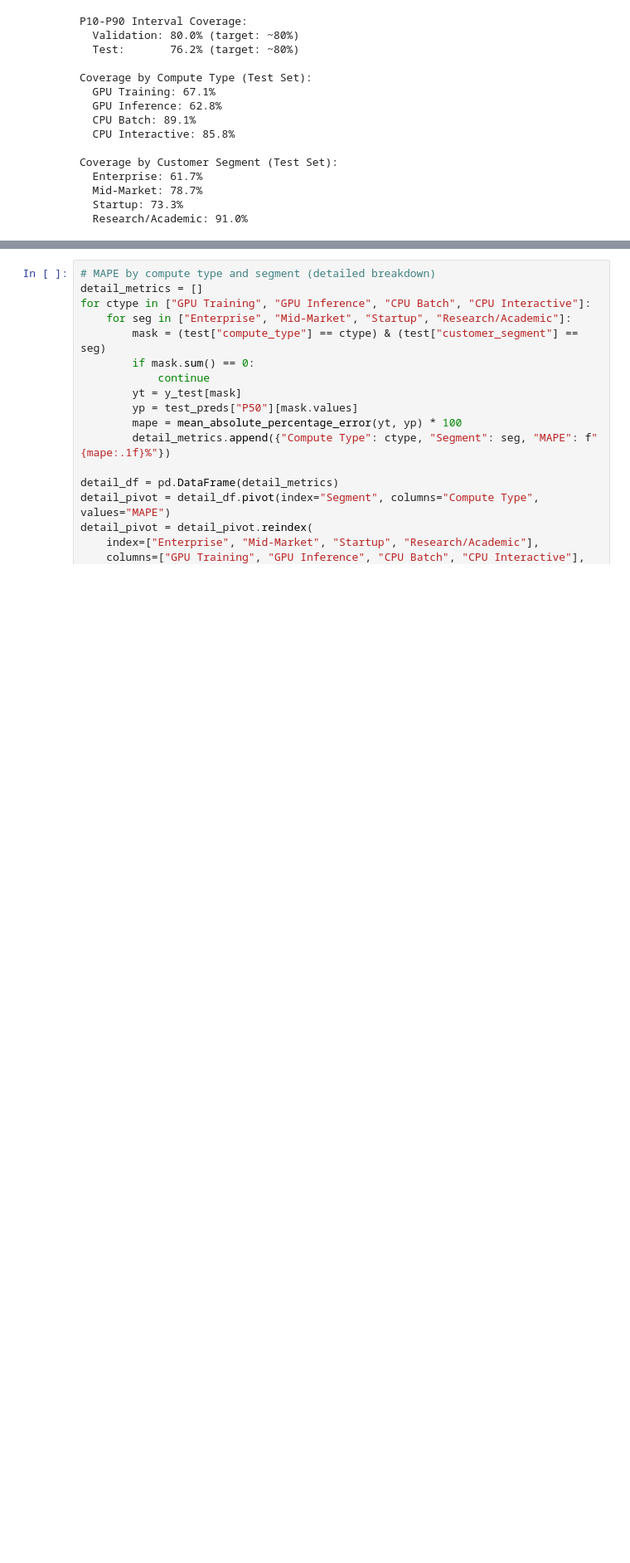
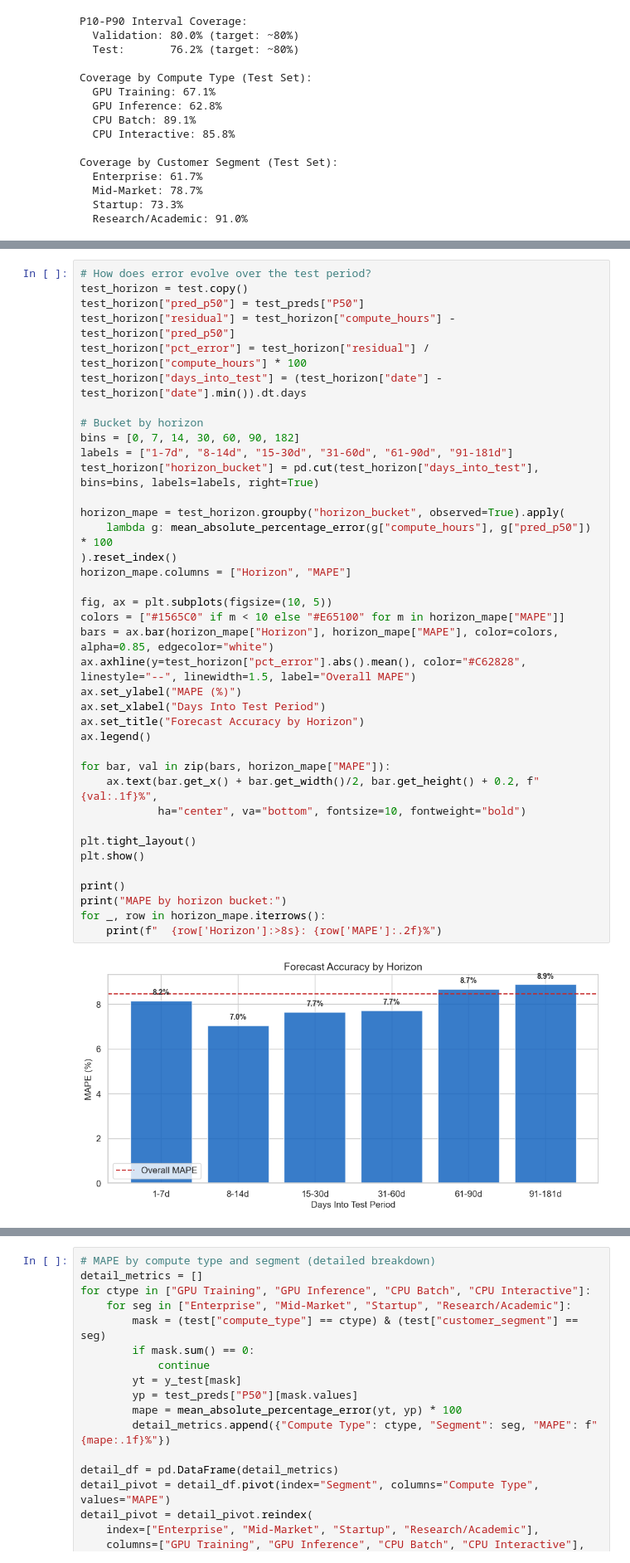
Before and after one commit to smurphy6492/compute-forecasting, a Jupyter notebook: notebooks/02_forecasting.ipynb, the cells around one changed output, grey strips where cells are left out. Shown at 83% size. Drawn from its saved outputs; the diff is of its cells as text; blank space fills up the shorter version.

```diff
--- a/notebooks/02_forecasting.ipynb
+++ b/notebooks/02_forecasting.ipynb
@@ -531,0 +771,40 @@ Coverage by Customer Segment (Test Set):
+# %%
+# How does error evolve over the test period?
+test_horizon = test.copy()
+test_horizon["pred_p50"] = test_preds["P50"]
+test_horizon["residual"] = test_horizon["compute_hours"] - test_horizon["pred_p50"]
+test_horizon["pct_error"] = test_horizon["residual"] / test_horizon["compute_hours"] * 100
+test_horizon["days_into_test"] = (test_horizon["date"] - test_horizon["date"].min()).dt.days
+
+# Bucket by horizon
+bins = [0, 7, 14, 30, 60, 90, 182]
+labels = ["1-7d", "8-14d", "15-30d", "31-60d", "61-90d", "91-181d"]
+test_horizon["horizon_bucket"] = pd.cut(test_horizon["days_into_test"], bins=bins, labels=labels, right=True)
+
+horizon_mape = test_horizon.groupby("horizon_bucket", observed=True).apply(
+    lambda g: mean_absolute_percentage_error(g["compute_hours"], g["pred_p50"]) * 100
+).reset_index()
+horizon_mape.columns = ["Horizon", "MAPE"]
+
+fig, ax = plt.subplots(figsize=(10, 5))
+colors = ["#1565C0" if m < 10 else "#E65100" for m in horizon_mape["MAPE"]]
+bars = ax.bar(horizon_mape["Horizon"], horizon_mape["MAPE"], color=colors, alpha=0.85, edgecolor="white")
+ax.axhline(y=test_horizon["pct_error"].abs().mean(), color="#C62828", linestyle="--", linewidth=1.5, label="Overall MAPE")
+ax.set_ylabel("MAPE (%)")
+ax.set_xlabel("Days Into Test Period")
+ax.set_title("Forecast Accuracy by Horizon")
+ax.legend()
+
+for bar, val in zip(bars, horizon_mape["MAPE"]):
+    ax.text(bar.get_x() + bar.get_width()/2, bar.get_height() + 0.2, f"{val:.1f}%",
+            ha="center", va="bottom", fontsize=10, fontweight="bold")
+
+plt.tight_layout()
+plt.show()
+
+print()
+print("MAPE by horizon bucket:")
+for _, row in horizon_mape.iterrows():
+    print(f"  {row['Horizon']:>8s}: {row['MAPE']:.2f}%")
+# %% [output]
+[figure, added]
```
Also changed, not shown: parts of 37 cells of this notebook, 4 other files.
